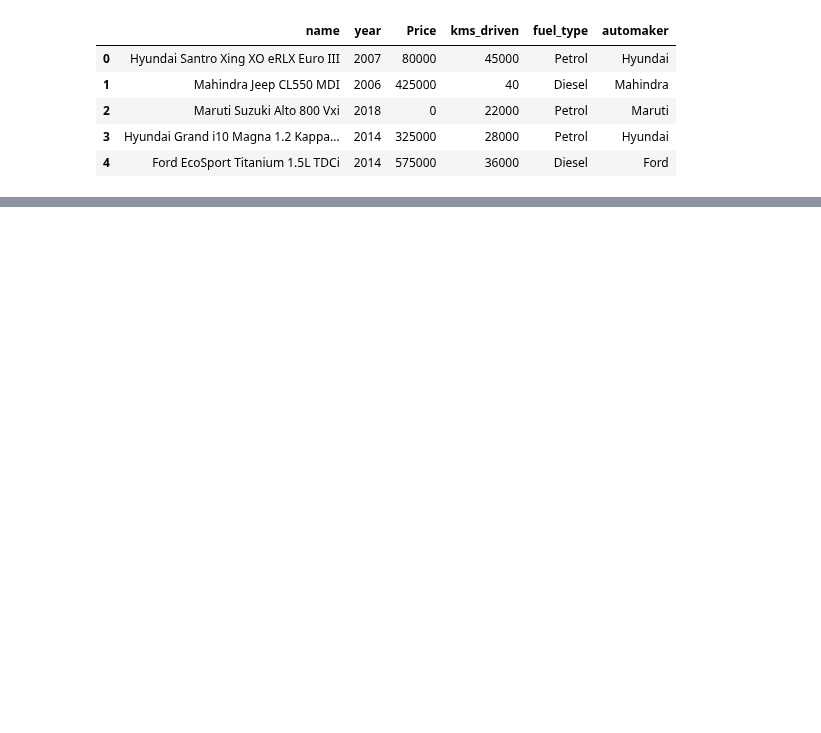
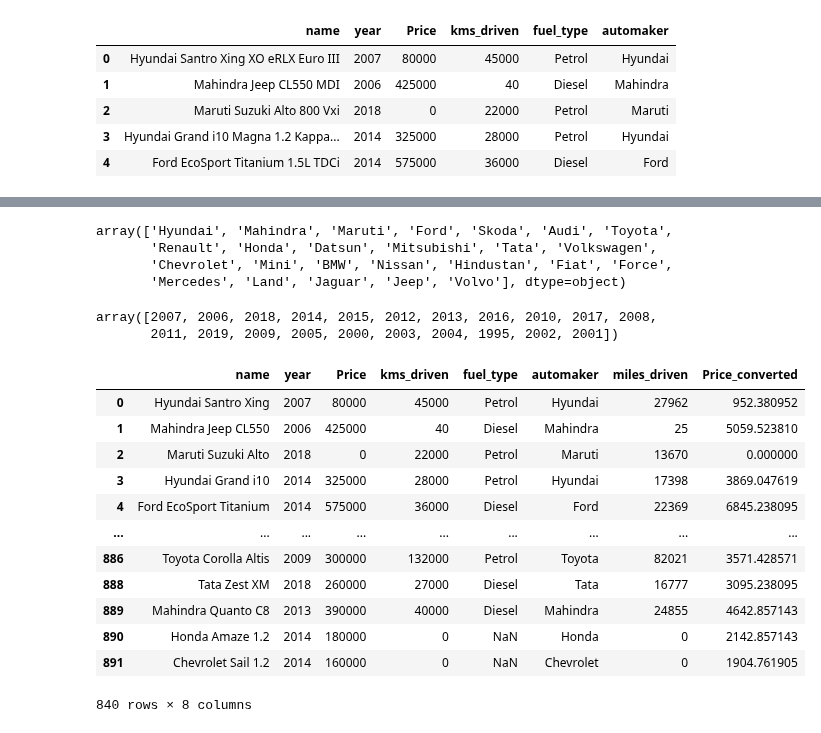
Before and after one commit to lowps/Developing_and_Deploying_a_Predictive_Analytics_Platform_Using_FastAPI_Streamlit_and_Docker, a Jupyter notebook: empirical/notebooks/data_preprocessing.ipynb, the cells around one changed output, grey strips where cells are left out. Cells and saved outputs as stored; diff of their text form; code cells hidden in the pictures; blank space fills up the shorter version.

```diff
--- a/empirical/notebooks/data_preprocessing.ipynb
+++ b/empirical/notebooks/data_preprocessing.ipynb
@@ -156,0 +171,32 @@ INFO: 2024-08-18 16:00:57,379 from src/ii_data_preprocessing.py: 16014: truncate
+# %%
+values_to_drop = ['I', 'selling', 'URJE', 'Swift', 'Used', 'Hyun', 'Sale', 'very', 'i','MARUTI', 'Commercial', '2012', 'Well','all', '7', '9' ,'scratch', 'urgent', 'sell', 'Hyunda', 'TATA', 'Any', 'Ta','tata', 'Yama']
+df_copy = df_copy[~df_copy['automaker'].isin(values_to_drop)]
+df_copy['automaker'].unique()
+# %% [output]
+array(['Hyundai', 'Mahindra', 'Maruti', 'Ford', 'Skoda', 'Audi', 'Toyota',
+       'Renault', 'Honda', 'Datsun', 'Mitsubishi', 'Tata', 'Volkswagen',
+       'Chevrolet', 'Mini', 'BMW', 'Nissan', 'Hindustan', 'Fiat', 'Force',
+       'Mercedes', 'Land', 'Jaguar', 'Jeep', 'Volvo'], dtype=object)
+# %%
+values_to_drop = [0, 2, 150]
+df_copy = df_copy[~df_copy['year'].isin(values_to_drop)]
+df_copy['year'].unique()
+# %% [output]
+array([2007, 2006, 2018, 2014, 2015, 2012, 2013, 2016, 2010, 2017, 2008,
+       2011, 2019, 2009, 2005, 2000, 2003, 2004, 1995, 2002, 2001])
+# %%
+convert_currency(df_copy, 'Price', 84)
+# %% [output]
+|  | name | year | Price | kms_driven | fuel_type | automaker | miles_driven | Price_converted |
+| 0 | Hyundai Santro Xing | 2007 | 80000 | 45000 | Petrol | Hyundai | 27962 | 952.380952 |
+| 1 | Mahindra Jeep CL550 | 2006 | 425000 | 40 | Diesel | Mahindra | 25 | 5059.523810 |
+| 2 | Maruti Suzuki Alto | 2018 | 0 | 22000 | Petrol | Maruti | 13670 | 0.000000 |
+| 3 | Hyundai Grand i10 | 2014 | 325000 | 28000 | Petrol | Hyundai | 17398 | 3869.047619 |
+| 4 | Ford EcoSport Titanium | 2014 | 575000 | 36000 | Diesel | Ford | 22369 | 6845.238095 |
+| ... | ... | ... | ... | ... | ... | ... | ... | ... |
+| 886 | Toyota Corolla Altis | 2009 | 300000 | 132000 | Petrol | Toyota | 82021 | 3571.428571 |
+| 888 | Tata Zest XM | 2018 | 260000 | 27000 | Diesel | Tata | 16777 | 3095.238095 |
+| 889 | Mahindra Quanto C8 | 2013 | 390000 | 40000 | Diesel | Mahindra | 24855 | 4642.857143 |
+| 890 | Honda Amaze 1.2 | 2014 | 180000 | 0 | NaN | Honda | 0 | 2142.857143 |
+| 891 | Chevrolet Sail 1.2 | 2014 | 160000 | 0 | NaN | Chevrolet | 0 | 1904.761905 |
+840 rows × 8 columns
```
Also changed, not shown: parts of 15 cells of this notebook, 6 other files.
